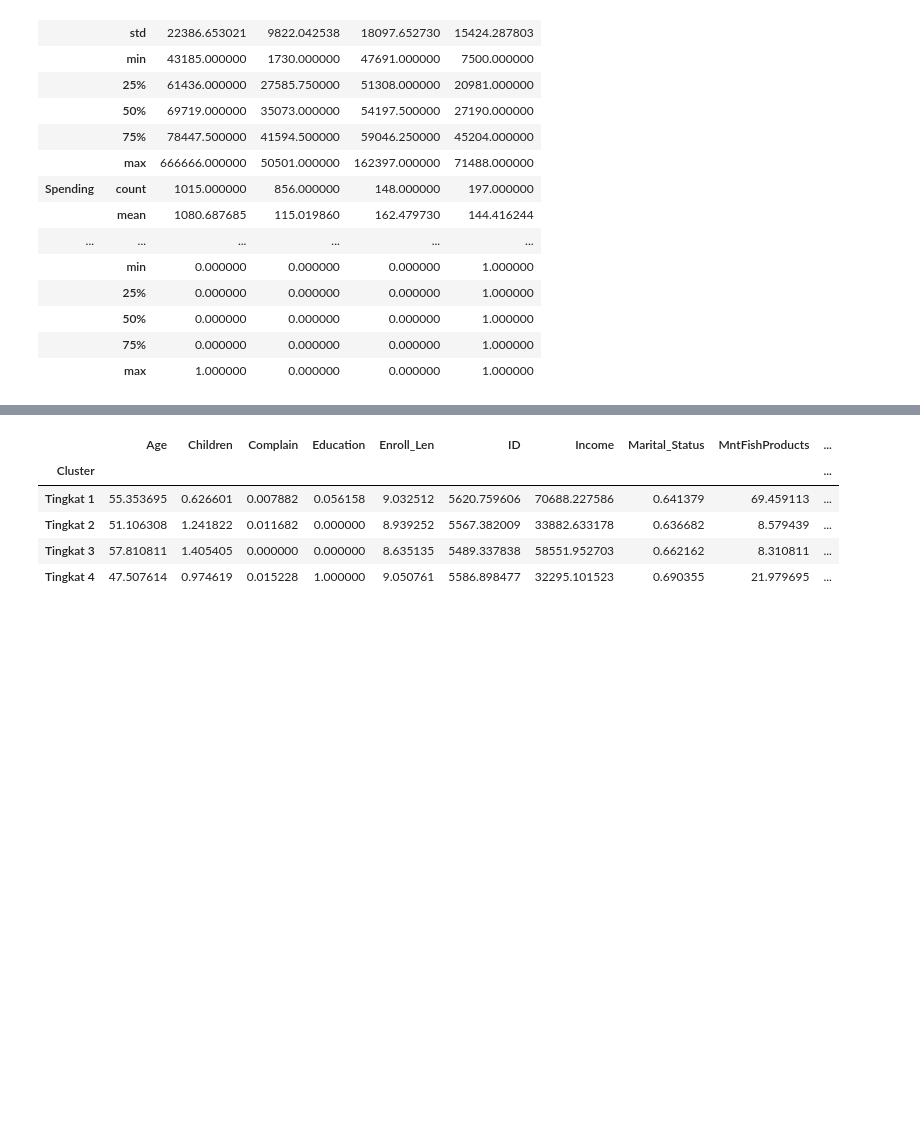
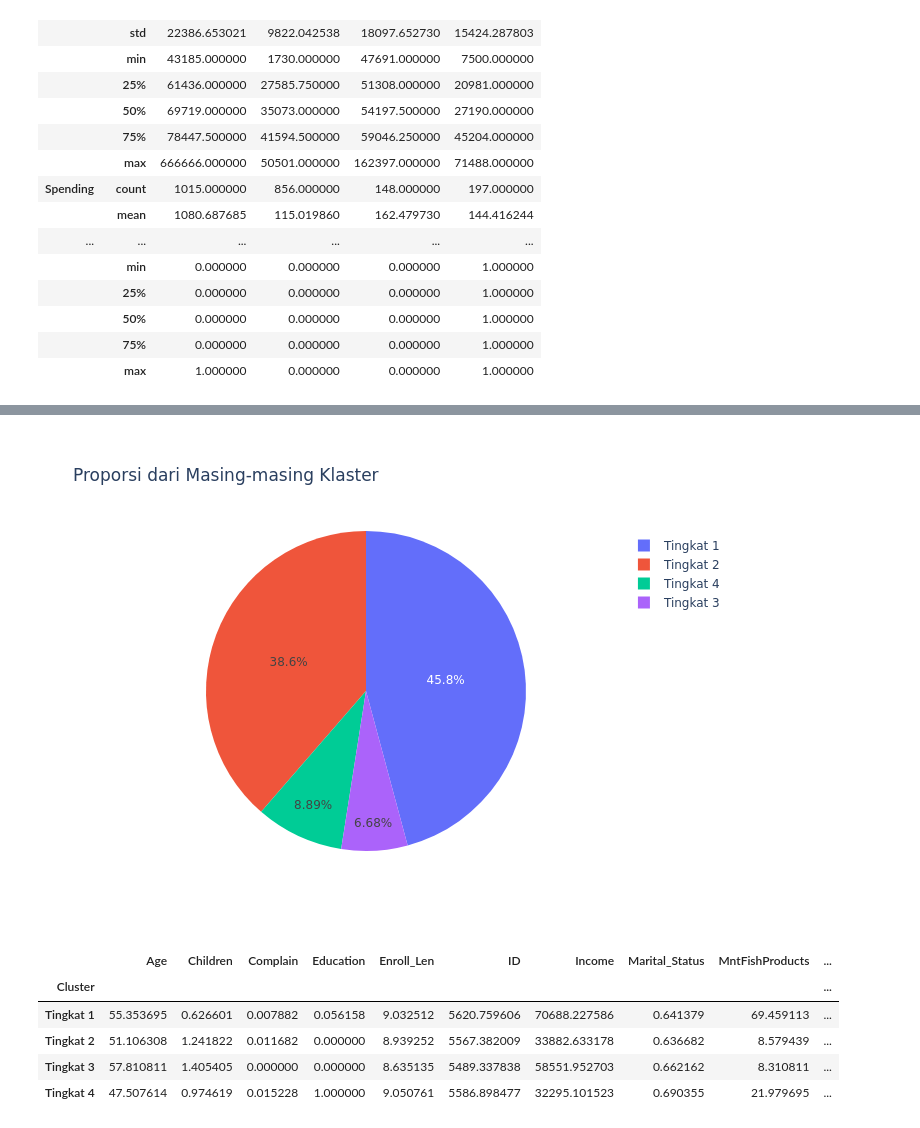
Before and after one commit to adityaadamf/2022, a Jupyter notebook: Customer Personality Analysis.ipynb, the cells around one changed output, grey strips where cells are left out. Cells and saved outputs as stored; diff of their text form; code cells hidden in the pictures; blank space fills up the shorter version.

```diff
--- a/Customer Personality Analysis.ipynb
+++ b/Customer Personality Analysis.ipynb
@@ -245,5 +262,6 @@ result_cluster.groupby('Cluster').describe().transpose()
 # Melihat terlebih dahulu proporsi dari masing-masing cluster
 df_cluster = df.groupby(by=['Cluster']).size().reset_index(name='counts')
 fig_cluster = px.pie(df_cluster, values='counts', names='Cluster', title='Proporsi dari Masing-masing Klaster')
-fig_cluster.show()
+fig_cluster.write_image(dirs_img+'cpa_proportion_of_cluster.png')
+Image(dirs_img+'cpa_proportion_of_cluster.png')
 # %% [output]
@@ -251,3 +268,4 @@ fig_cluster.show()
+[figure, added]
 # %%
 # Pivot tabel
 df.pivot_table(index='Cluster',aggfunc='mean')
```
Also changed, not shown: parts of 8 cells of this notebook.
